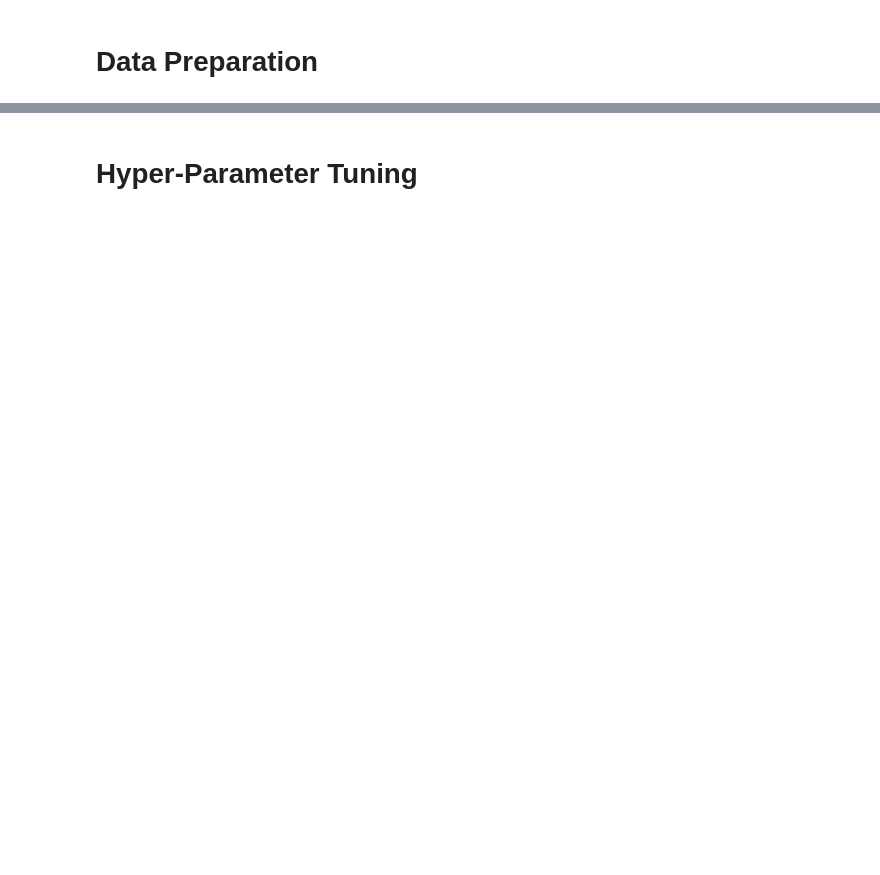
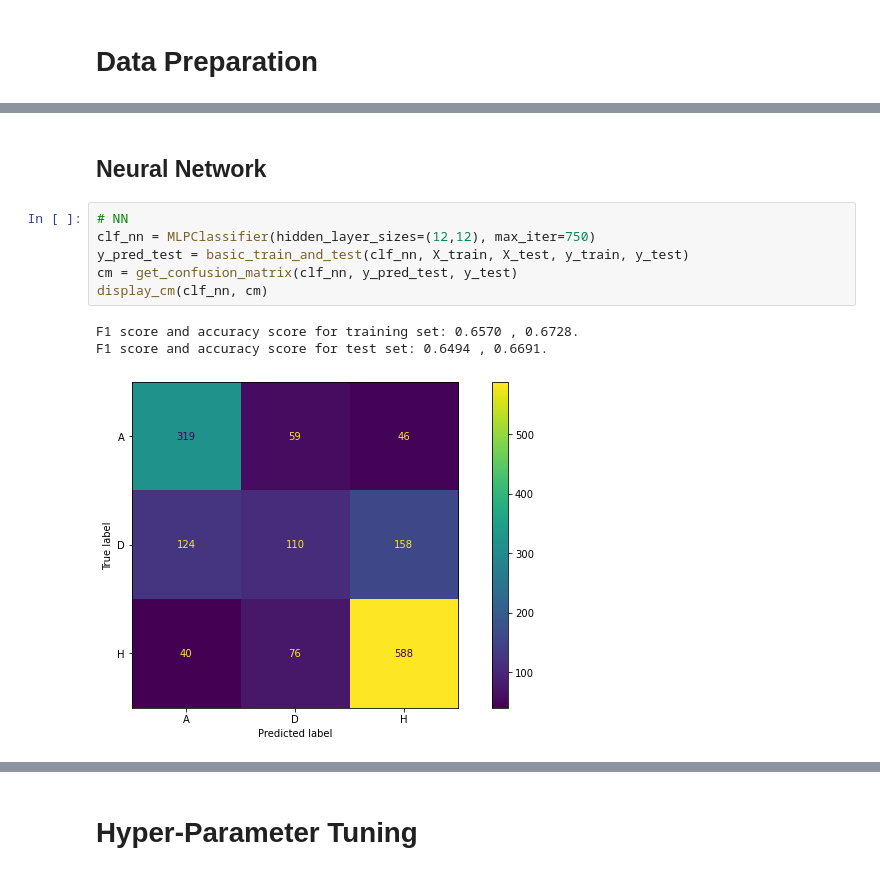
Before and after one commit to Rui-FMF/TAA_1, a Jupyter notebook: football_prediction.ipynb, the cells around one changed output, grey strips where cells are left out. Drawn from its saved outputs; the diff is of its cells as text; blank space fills up the shorter version.

```diff
--- a/football_prediction.ipynb
+++ b/football_prediction.ipynb
@@ -264,0 +245,12 @@ Confusion Matrix:
+# %% [markdown]
+## Neural Network
+# %%
+# NN
+clf_nn = MLPClassifier(hidden_layer_sizes=(12,12), max_iter=750)
+y_pred_test = basic_train_and_test(clf_nn, X_train, X_test, y_train, y_test)
+cm = get_confusion_matrix(clf_nn, y_pred_test, y_test)
+display_cm(clf_nn, cm)
+# %% [output]
+F1 score and accuracy score for training set: 0.6570 , 0.6728.
+F1 score and accuracy score for test set: 0.6494 , 0.6691.
+[figure, added]
```
Also changed, not shown: parts of 43 cells of this notebook, 3 other files.
